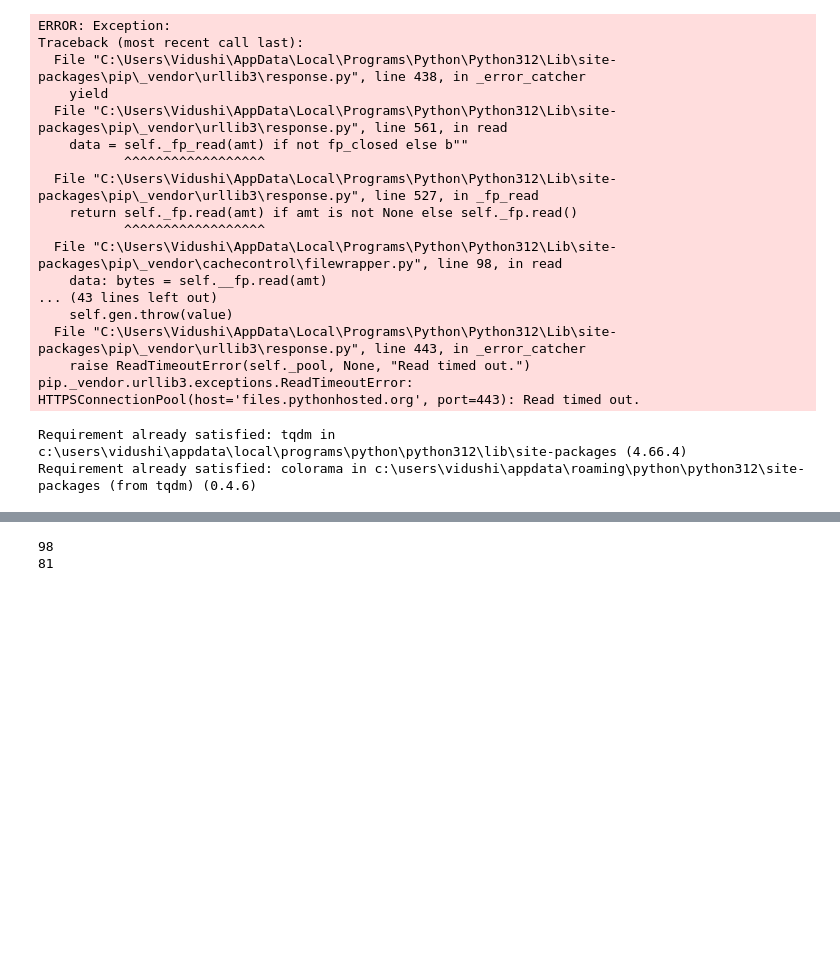
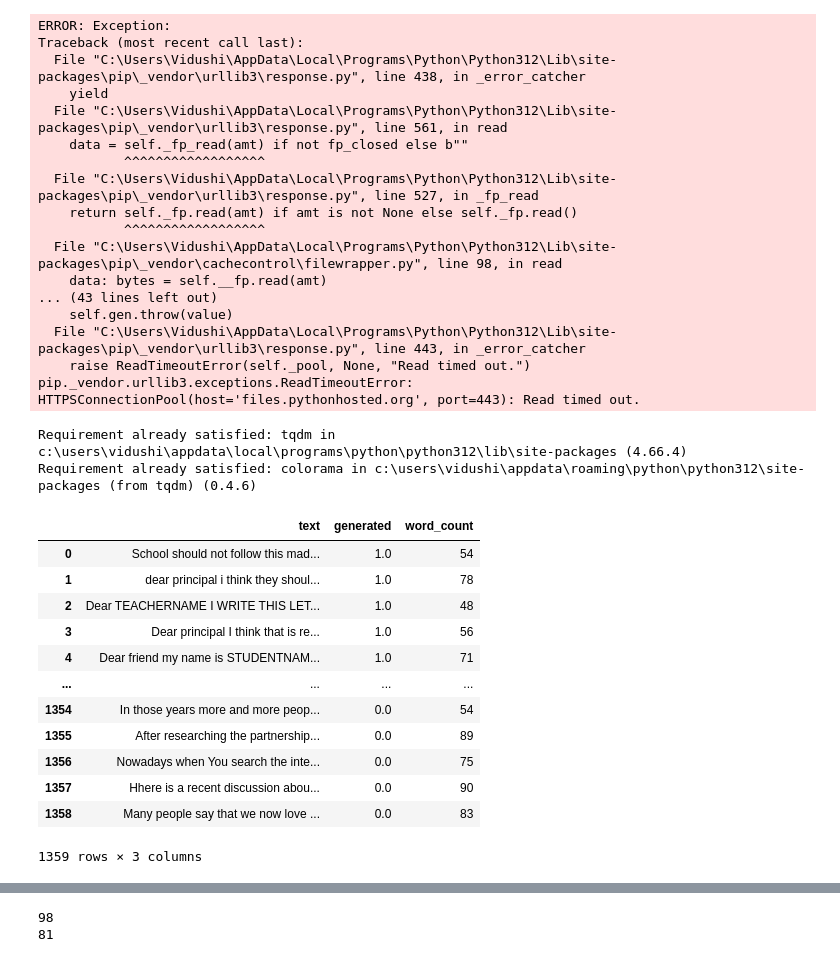
Before and after one commit to VidushiSiingh/AI-text-Classifier-based-on-RAIDAR, a Jupyter notebook: textdetection.ipynb, the cells around one changed output, grey strips where cells are left out. Saved outputs shown, nothing was run; the diff lists cells and outputs as text; code cells hidden in the pictures; blank space fills up the shorter version.

```diff
--- a/textdetection.ipynb
+++ b/textdetection.ipynb
@@ -54,33 +54,52 @@ df = df[((df['generated'] == 0.0) | (df['generated'] == 1.0)) &
 # Filter rows where 'generated' is 0.0 or 1.0 and take the first 10 rows
 zero_generated_rows = df[df['generated'] == 0.0].head(200000)
 one_generated_rows = df[df['generated'] == 1.0].head(200000)
 
 # Concatenate the two samples into a final DataFrame
 final_sample = pd.concat([zero_generated_rows, one_generated_rows])
 
 # Reset the index of the final sampled DataFrame
 final_sample.reset_index(drop=True, inplace=True)
 
 # Define a function to clean text while preserving spaces
 def clean_text(text):
     # Remove newline characters and carriage returns
     cleaned_text = re.sub(r'[\n\r]', ' ', text)
 
     # Remove special characters except alphanumeric, spaces, and periods
     cleaned_text = re.sub(r'[^a-zA-Z0-9\s\.]', '', cleaned_text)
 
     # Normalize multiple spaces into a single space
     cleaned_text = re.sub(r'\s+', ' ', cleaned_text)
 
     # Strip leading and trailing spaces
     cleaned_text = cleaned_text.strip()
 
     return cleaned_text
 
 # Clean the 'text' column in the final sampled DataFrame
 final_sample['text'] = final_sample['text'].apply(clean_text)
 
 final_sample
+# Replace values in the 'generated' column
+final_sample['generated'] = final_sample['generated'].replace({0.0: 1.0, 1.0: 0.0})
+
+# Display the updated DataFrame
+final_sample
+# %% [output]
+|  | text | generated | word_count |
+| 0 | School should not follow this mad... | 1.0 | 54 |
+| 1 | dear principal i think they shoul... | 1.0 | 78 |
+| 2 | Dear TEACHERNAME I WRITE THIS LET... | 1.0 | 48 |
+| 3 | Dear principal I think that is re... | 1.0 | 56 |
+| 4 | Dear friend my name is STUDENTNAM... | 1.0 | 71 |
+| ... | ... | ... | ... |
+| 1354 | In those years more and more peop... | 0.0 | 54 |
+| 1355 | After researching the partnership... | 0.0 | 89 |
+| 1356 | Nowadays when You search the inte... | 0.0 | 75 |
+| 1357 | Hhere is a recent discussion abou... | 0.0 | 90 |
+| 1358 | Many people say that we now love ... | 0.0 | 83 |
+1359 rows × 3 columns
 # %%
 # Generate BART Responses for 5 Prompts
 import pandas as pd
```
Also changed, not shown: parts of 6 cells of this notebook.
